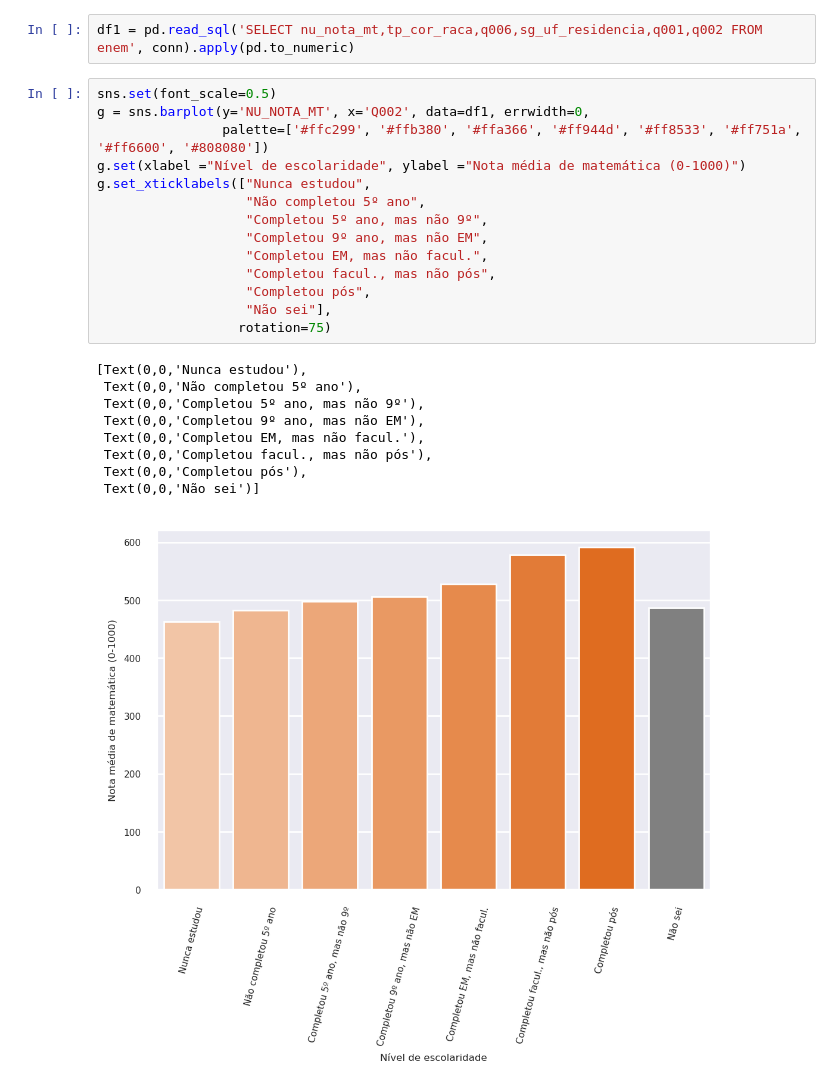
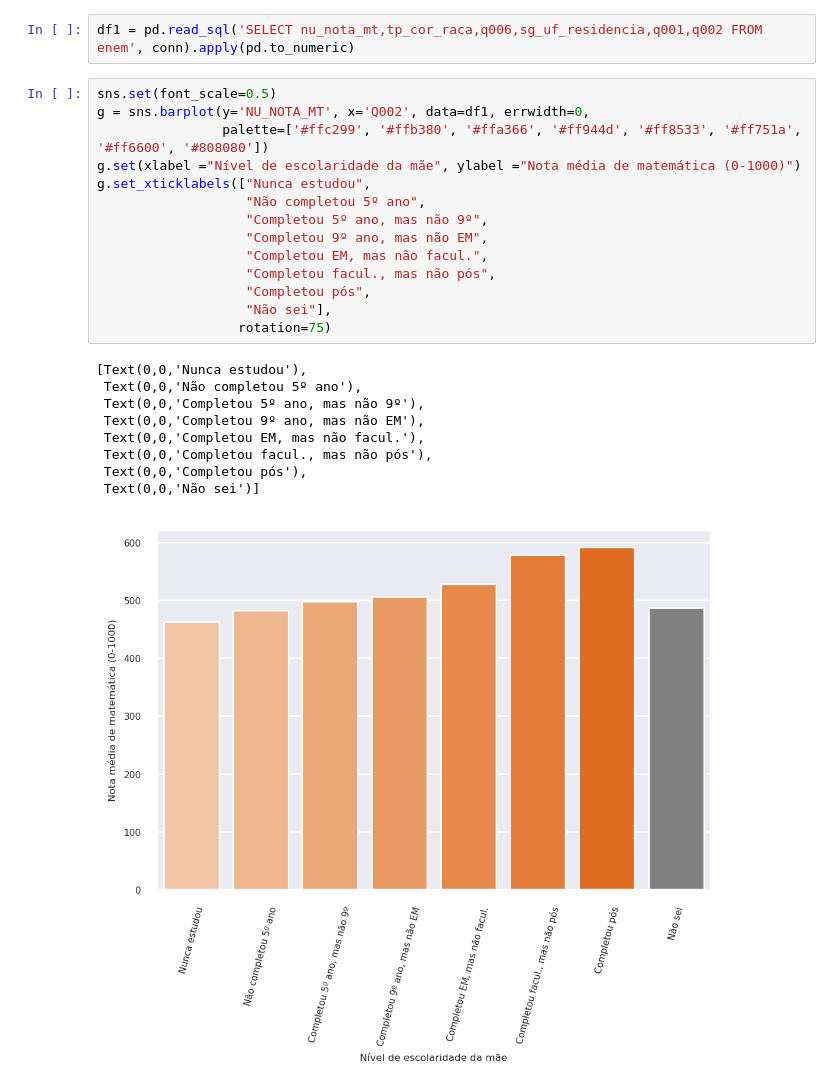
Before and after one commit to tiagodalloca/enem-data-analysis, a Jupyter notebook: enem2017/Visualization#3.ipynb, the cells around one changed output. Cells and saved outputs as stored; diff of their text form.

```diff
--- a/enem2017/Visualization#3.ipynb
+++ b/enem2017/Visualization#3.ipynb
@@ -20,24 +20,24 @@ df1 = pd.read_sql('SELECT nu_nota_mt,tp_cor_raca,q006,sg_uf_residencia,q001,q002
 # %%
 sns.set(font_scale=0.5)
 g = sns.barplot(y='NU_NOTA_MT', x='Q002', data=df1, errwidth=0,
                 palette=['#ffc299', '#ffb380', '#ffa366', '#ff944d', '#ff8533', '#ff751a', '#ff6600', '#808080'])
-g.set(xlabel ="Nível de escolaridade", ylabel ="Nota média de matemática (0-1000)")
+g.set(xlabel ="Nível de escolaridade da mãe", ylabel ="Nota média de matemática (0-1000)")
 g.set_xticklabels(["Nunca estudou",
                    "Não completou 5º ano",
                    "Completou 5º ano, mas não 9º",
                    "Completou 9º ano, mas não EM",
                    "Completou EM, mas não facul.",
                    "Completou facul., mas não pós",
                    "Completou pós",
                    "Não sei"],
                   rotation=75)
 # %% [output]
 [Text(0,0,'Nunca estudou'),
  Text(0,0,'Não completou 5º ano'),
  Text(0,0,'Completou 5º ano, mas não 9º'),
  Text(0,0,'Completou 9º ano, mas não EM'),
  Text(0,0,'Completou EM, mas não facul.'),
  Text(0,0,'Completou facul., mas não pós'),
  Text(0,0,'Completou pós'),
  Text(0,0,'Não sei')]
-[figure, old version]
+[figure, new version]
```
Also changed, not shown: parts of 1 cell of this notebook.
